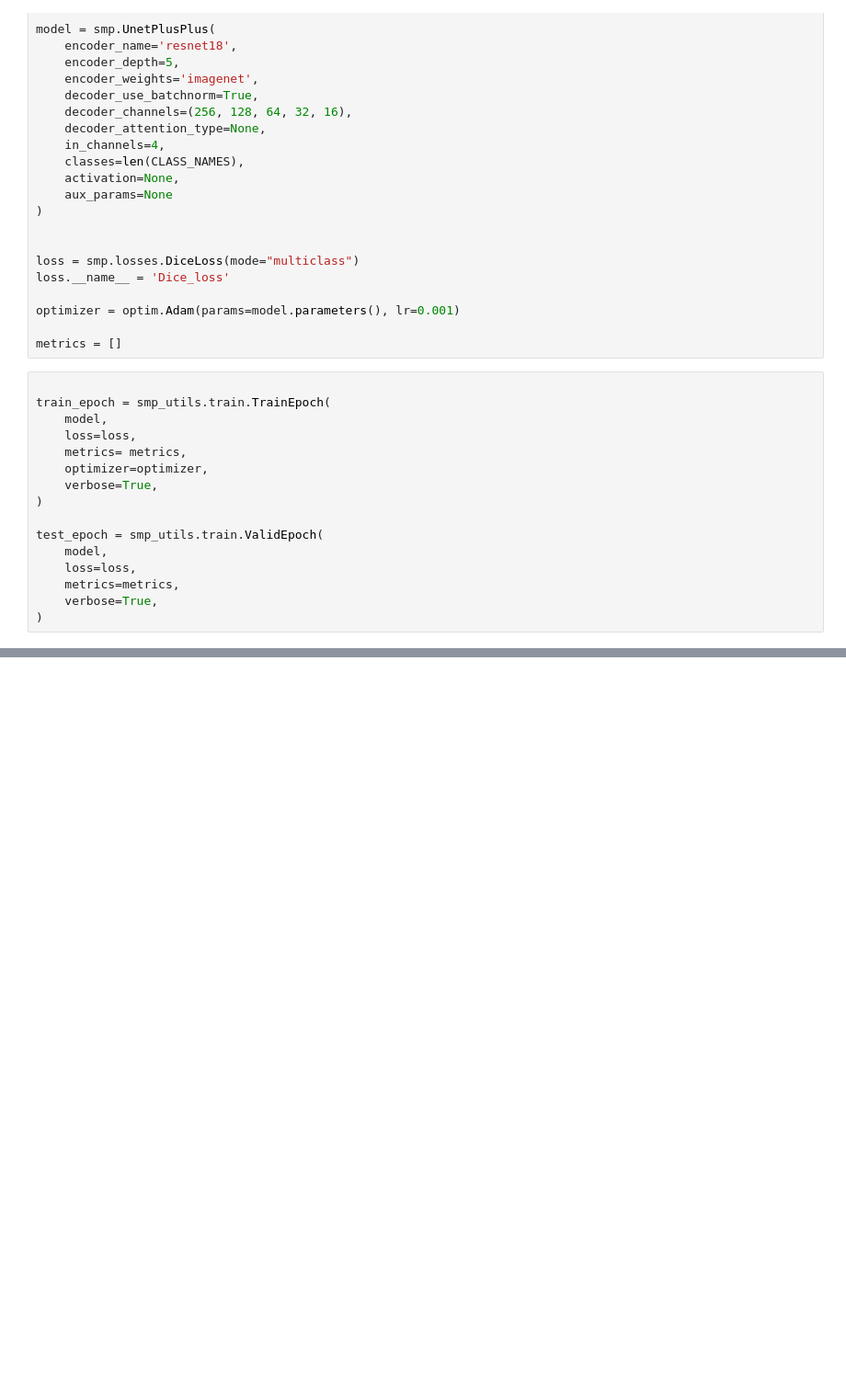
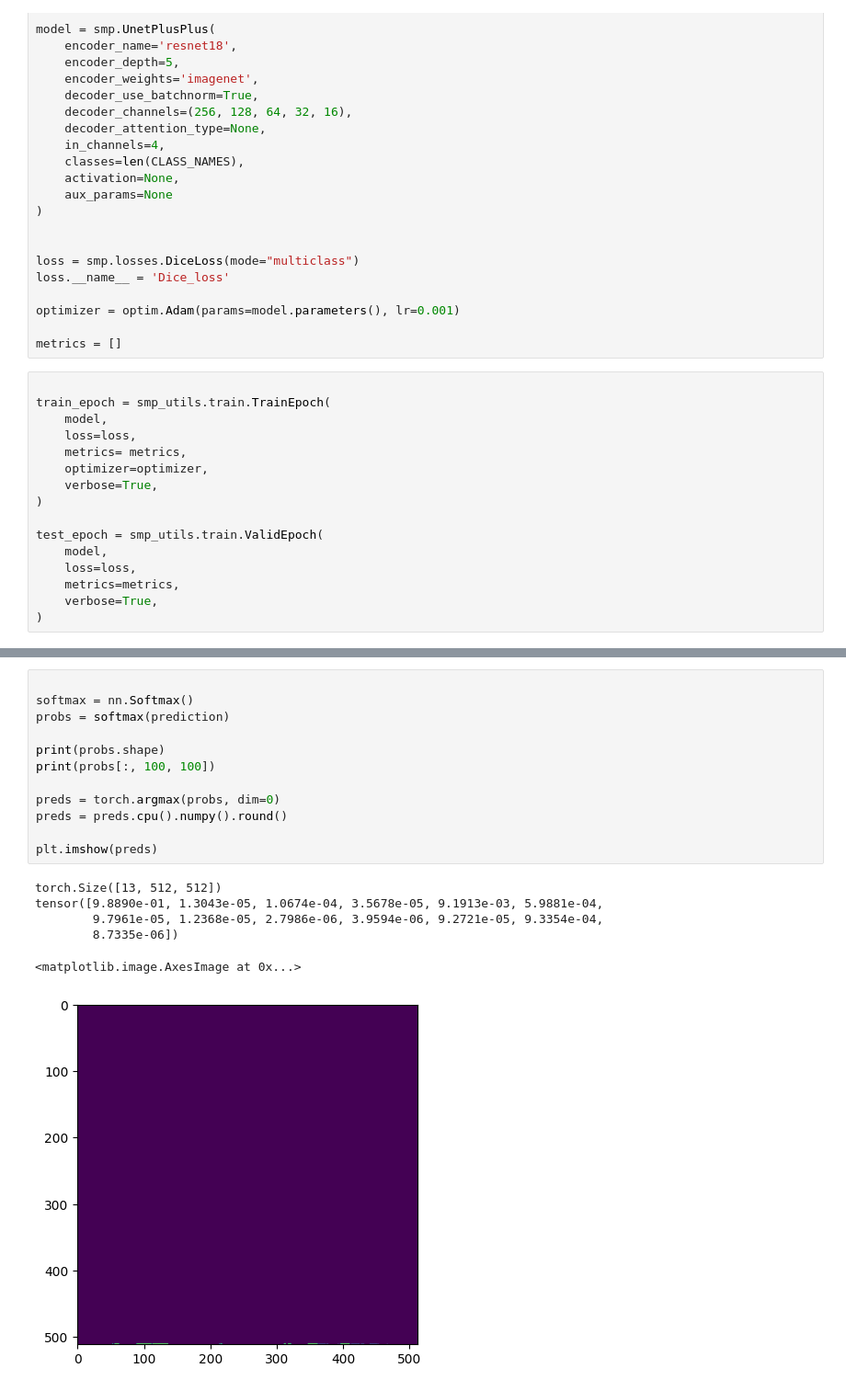
Before and after one commit to caseyslaught/smartcarte-containers, a Jupyter notebook: notebooks/src/TestingPyTorchLightning.ipynb, the cells around one changed output, grey strips where cells are left out. Shown at 92% size. Saved outputs shown, nothing was run; the diff lists cells and outputs as text; blank space fills up the shorter version.

```diff
--- a/notebooks/src/TestingPyTorchLightning.ipynb
+++ b/notebooks/src/TestingPyTorchLightning.ipynb
@@ -368,0 +406,19 @@ for i in range(count):
+# %%
+
+softmax = nn.Softmax()
+probs = softmax(prediction)
+
+print(probs.shape)
+print(probs[:, 100, 100])
+
+preds = torch.argmax(probs, dim=0)
+preds = preds.cpu().numpy().round()
+
+plt.imshow(preds)
+# %% [output]
+torch.Size([13, 512, 512])
+tensor([9.8890e-01, 1.3043e-05, 1.0674e-04, 3.5678e-05, 9.1913e-03, 5.9881e-04,
+        9.7961e-05, 1.2368e-05, 2.7986e-06, 3.9594e-06, 9.2721e-05, 9.3354e-04,
+        8.7335e-06])
+<matplotlib.image.AxesImage at 0x...>
+[figure, added]
```
Also changed, not shown: parts of 5 cells of this notebook, 4 other files.
